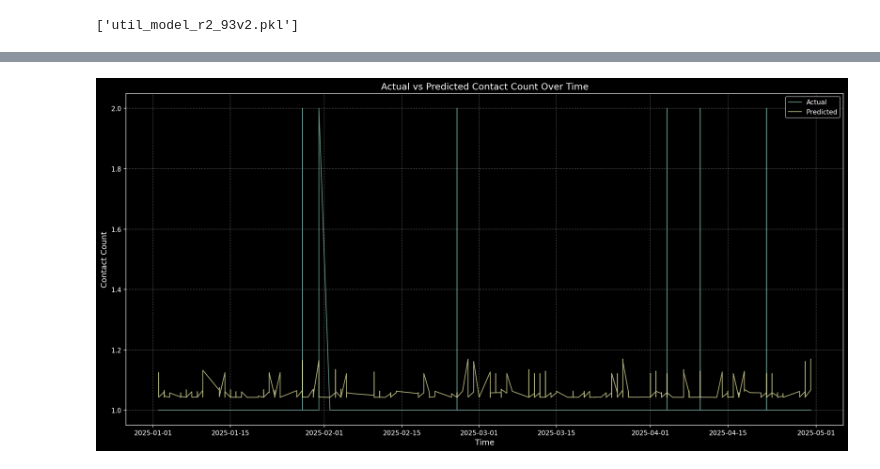
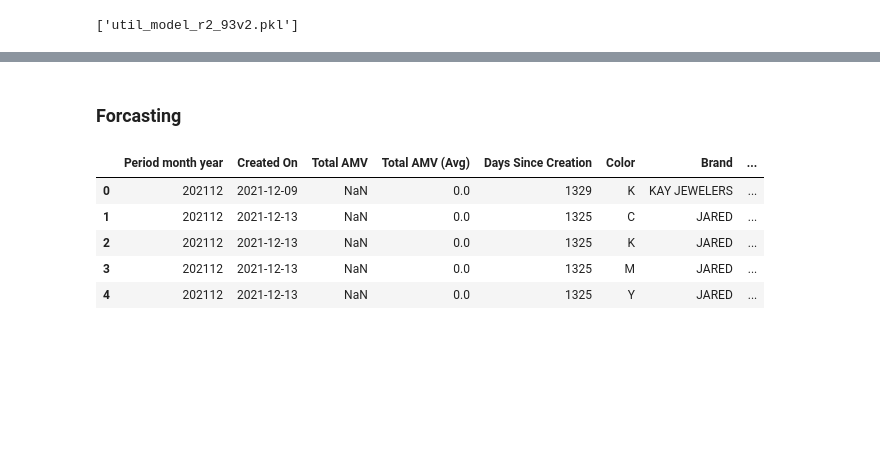
Before and after one commit to moumitaghanti/Signet-Supply, a Jupyter notebook: Signet Supply.ipynb, the cells around one changed output, grey strips where cells are left out. Saved outputs shown, nothing was run; the diff lists cells and outputs as text; code cells hidden in the pictures; blank space fills up the shorter version.

```diff
--- a/Signet Supply.ipynb
+++ b/Signet Supply.ipynb
@@ -875,31 +562,11 @@ plt.show()
-# %%
-# Plot actual vs predicted
-plot_df = test[['Created On', 'Line Count']].copy()
-plot_df['Predicted'] = preds
-plot_df = plot_df.rename(columns={'Line Count': 'Actual'})
-
-plot_df = plot_df.sort_values('Created On')
-
-plot_df_melted = plot_df.melt(id_vars='Created On', value_vars=['Actual', 'Predicted'],
-                              var_name='Type', value_name='Line Count')
-
-import matplotlib.pyplot as plt
-
-# Enable dark mode
-plt.style.use('dark_background')
-
-# Create the plot
-plt.figure(figsize=(16, 8), dpi=150)  # High resolution
-plt.plot(plot_df['Created On'], plot_df['Actual'], label='Actual', alpha=0.7, linewidth=1.2)
-plt.plot(plot_df['Created On'], plot_df['Predicted'], label='Predicted', alpha=0.7, linewidth=1.2)
-
-# Customize labels and title
-plt.xlabel('Time', fontsize=12)
-plt.ylabel('Contact Count', fontsize=12)
-plt.title('Actual vs Predicted Contact Count Over Time', fontsize=14)
-plt.legend()
-plt.grid(True, linestyle='--', alpha=0.3)
-plt.tight_layout()
-plt.show()
-# %% [output]
-[figure, removed]
+# %% [markdown]
+### Forcasting
+# %%
+df_Utilization.head()
+# %% [output]
+|  | Period month year | Created On | Total AMV | Total AMV (Avg) | Days Since Creation | Color | Brand | ... |
+| 0 | 202112 | 2021-12-09 | NaN | 0.0 | 1329 | K | KAY JEWELERS | ... |
+| 1 | 202112 | 2021-12-13 | NaN | 0.0 | 1325 | C | JARED | ... |
+| 2 | 202112 | 2021-12-13 | NaN | 0.0 | 1325 | K | JARED | ... |
+| 3 | 202112 | 2021-12-13 | NaN | 0.0 | 1325 | M | JARED | ... |
+| 4 | 202112 | 2021-12-13 | NaN | 0.0 | 1325 | Y | JARED | ... |
```
Also changed, not shown: parts of 46 cells of this notebook.
